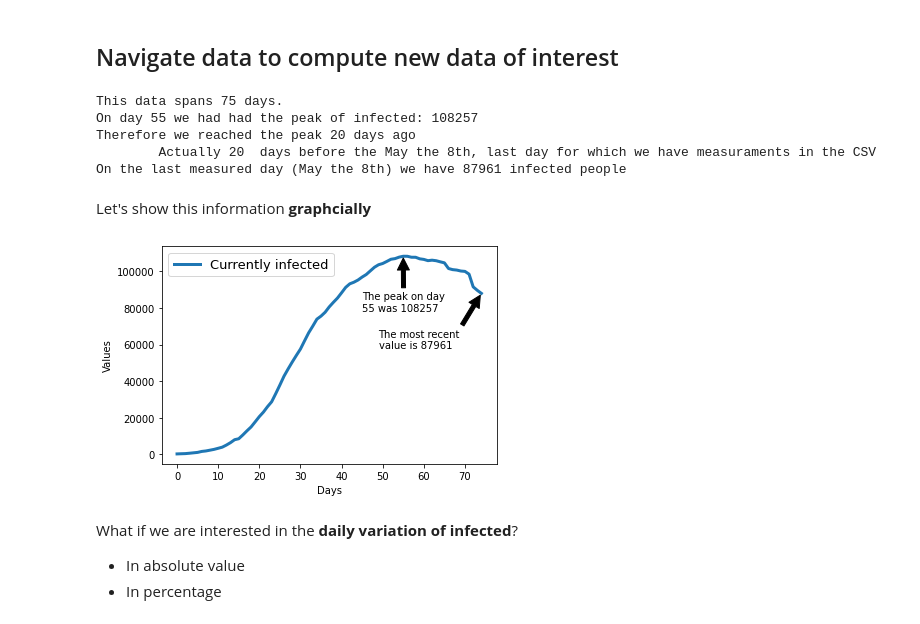
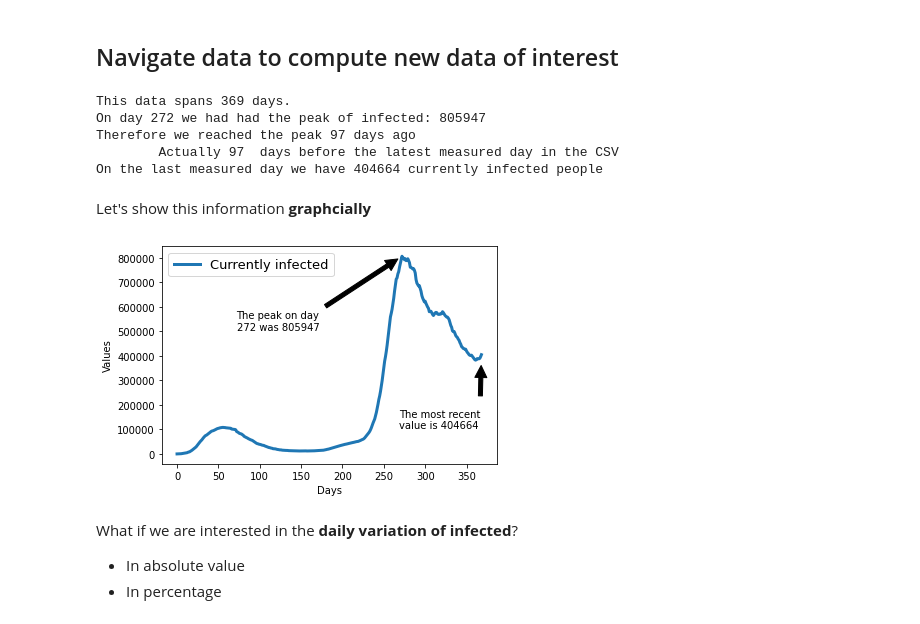
Before and after one commit to EMbeDS-education/StatsAndComputing20202021, a Jupyter notebook: IPDP/jupyter/jupyterNotebooks/04ControlAndRepetitionStatements.ipynb, the cells around one changed output. Drawn from its saved outputs; the diff is of its cells as text; code cells hidden in the pictures.

```diff
--- a/IPDP/jupyter/jupyterNotebooks/04ControlAndRepetitionStatements.ipynb
+++ b/IPDP/jupyter/jupyterNotebooks/04ControlAndRepetitionStatements.ipynb
@@ -492,11 +549,12 @@ In particular
 # %% [markdown]
 ## Load the data of interest
 # %%
-fileName='csv/covid19/dpc-covid19-ita-andamento-nazionale.csv'
+#fileName='csv/covid19/dpc-covid19-ita-andamento-nazionale.csv'
+fileName='csv/covid19/dpc-covid19-ita-andamento-nazionale_26_02_2021.csv'
 
 #I want to 'open' a csvfile to 'r'ead it
 #  For the time being, ignore the with statement.
-#  Assume it does: csv = open(fileName, 'r')
+#  Assume it does: csvfile = open(fileName, 'r')
 #  I will tell you more on this in two classes from now
 with open(fileName, 'r') as csvfile:
     #Intuitively,
@@ -504,8 +562,6 @@ with open(fileName, 'r') as csvfile:
     #  `rows` is a list of rows in the file.
     #   Each row is in turn a list of strings containing one entry per column
     rows = csv.reader(csvfile, delimiter=',')
-
-
 
     #We load the header of the file in the list `header`
     header = next(rows,None)
@@ -520,6 +576,7 @@ with open(fileName, 'r') as csvfile:
     column = 0
     for label in header :
         if label in labels_of_interest:
+            #I have found a label of interest
             label_to_column[label]=column
             #We exit the loop as soon as we have considered all labels of interest
             if len(label_to_column) == len(labels_of_interest) :
@@ -595,32 +654,37 @@ day_of_peak = currently_infected.index(peak_infected)
 print('This data spans',len(currently_infected),'days.')
 print('On day',day_of_peak,'we had had the peak of infected:',peak_infected)
 print('Therefore we reached the peak',len(currently_infected)-day_of_peak,'days ago')
-print('\tActually',len(currently_infected)-day_of_peak,' days before the May the 8th, last day for which we have measuraments in the CSV')
-print('On the last measured day (May the 8th) we have',currently_infected[len(currently_infected)-1],'infected people')
+print('\tActually',len(currently_infected)-day_of_peak,' days before the latest measured day in the CSV')
+print('On the last measured day we have',currently_infected[len(currently_infected)-1],'currently infected people')
 # %% [output]
-This data spans 75 days.
-On day 55 we had had the peak of infected: 108257
-Therefore we reached the peak 20 days ago
-        Actually 20  days before the May the 8th, last day for which we have measuraments in the CSV
-On the last measured day (May the 8th) we have 87961 infected people
+This data spans 369 days.
+On day 272 we had had the peak of infected: 805947
+Therefore we reached the peak 97 days ago
+        Actually 97  days before the latest measured day in the CSV
+On the last measured day we have 404664 currently infected people
 # %% [markdown]
 Let's show this information **graphcially**
 # %%
 plt.plot(x,currently_infected, label='Currently infected',linewidth=3)
 plt.legend(fontsize=13)
 plt.xlabel('Days')
 plt.ylabel('Values')
 #plt.savefig('Italian COVID-19 data',bbox_inches='tight')
 
 msg='The peak on day\n'+str(x[day_of_peak])+" was "+str(currently_infected[day_of_peak])
-plt.annotate(msg, xy=(x[day_of_peak], currently_infected[day_of_peak]), xytext=(x[day_of_peak]-10, currently_infected[day_of_peak]-30000),arrowprops=dict(facecolor='black', shrink=0.05))
+plt.annotate(msg, xy=(x[day_of_peak], currently_infected[day_of_peak]),
+                 xytext=(x[day_of_peak]-200, currently_infected[day_of_peak]-300000),
+                 arrowprops=dict(facecolor='black', shrink=0.05))
+
 last = len(currently_infected)-1
 msg='The most recent\nvalue is '+str(currently_infected[last])
-plt.annotate(msg, xy=(x[last], currently_infected[last]), xytext=(x[last]-25, currently_infected[last]-30000),arrowprops=dict(facecolor='black', shrink=0.05))
+plt.annotate(msg, xy=(x[last], currently_infected[last]),
+                  xytext=(x[last]-100, currently_infected[last]-300000),
+                  arrowprops=dict(facecolor='black', shrink=0.2))
 
 plt.show()
 # %% [output]
-[figure, old version]
+[figure, new version]
 # %% [markdown]
 What if we are interested in the **daily variation of infected**?
 * In absolute value
```
Also changed, not shown: parts of 42 cells of this notebook, 1 other file.
